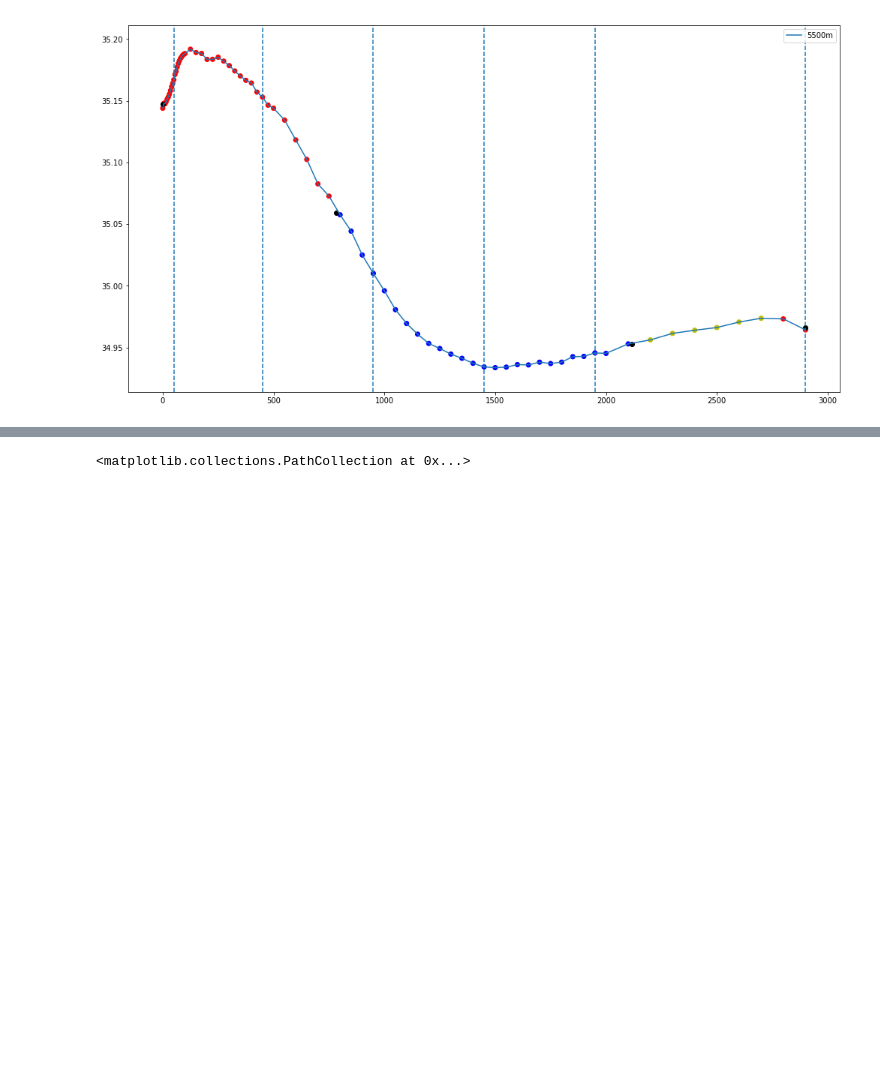
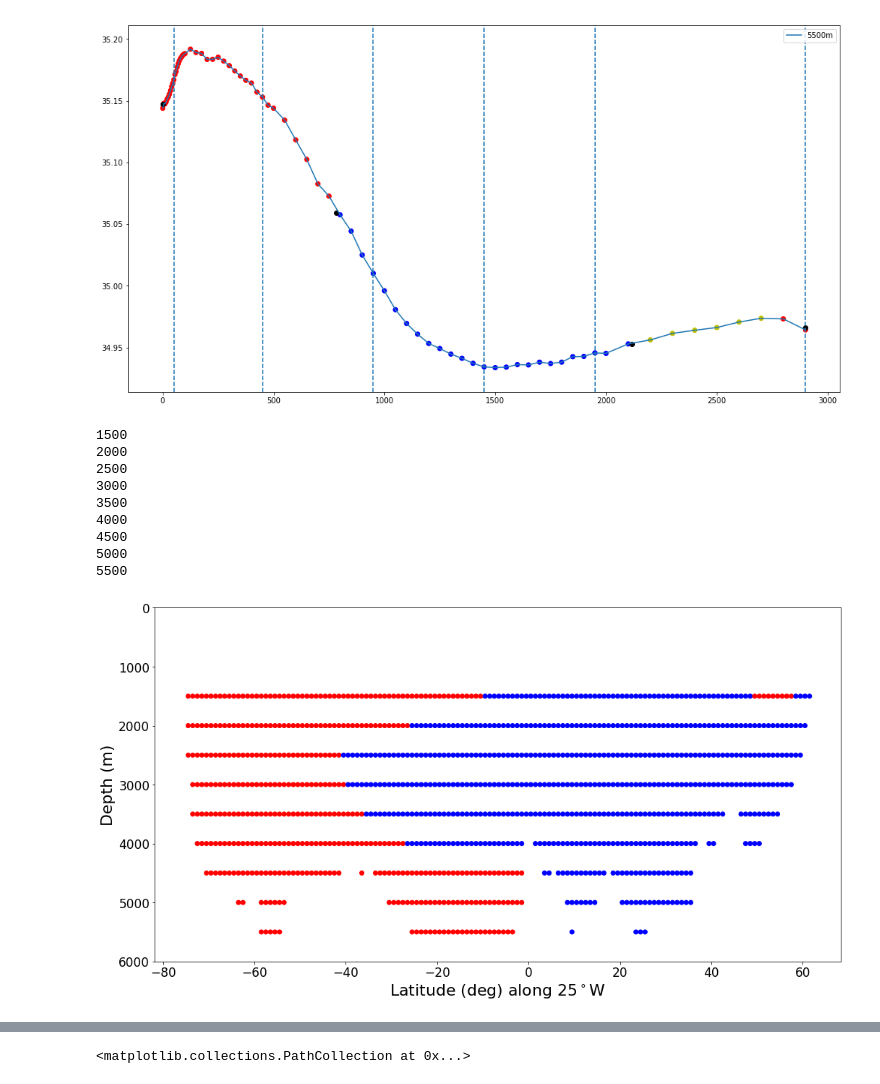
Before and after one commit to jordanplanders/Thinkful, a Jupyter notebook: Capstone Project/watercol_connectedness.ipynb, the cells around one changed output, grey strips where cells are left out. Drawn from its saved outputs; the diff is of its cells as text; code cells hidden in the pictures; blank space fills up the shorter version.

```diff
--- a/Capstone Project/watercol_connectedness.ipynb
+++ b/Capstone Project/watercol_connectedness.ipynb
@@ -335,3 +343,60 @@ plt.legend()
+# %%
+# dataset_SA = dataFetcher()
+# dataset_SA.return_from_psql('SELECT latitude, longitude, depth, {} from woa13 WHERE latitude <-50 and latitude > -70 and longitude < -20 and longitude >-40 order by depth'.format(tracer),['latitude', 'longitude', 'depth', tracer], [tracer], 'longitude', 'latitude')
+# currently trying to come up with mixing trajectories along _x
+# fig, ax = plt.figure(nrows=1, ncols=1,figsize=(10+6, 9))
+fig, ax = plt.subplots(nrows=1, ncols=1, figsize=(17, 9), facecolor='w')
+
+
+# ax = fig.add_subplot()
+tracer = 'salinity'
+dataset = dataFetcher()
+dataset.get_section('NS_section', lineLon, [minLat, maxLat], [tracer])
+
+depths = [1500, 2000, 2500, 3000, 3500, 4000, 4500, 5000, 5500]
+d_traj = {}
+for dpth in depths:
+    Atl = water_column(dataset, 'traj', depth= dpth)
+    Atl.get_char_values()
+    print(dpth)
+    Atl.get_mixing_labels('two_endmember')
+    d_traj[dpth] = Atl
+#     ax.scatter(Atl._x, Atl._feat_data, c = Atl.mixing_labels)
+#     ax.plot(Atl._x, Atl._feat_data, label = str(dpth)+'m')
+#     ax.scatter(Atl._ax_avgd, Atl._feat_data_avgd, c = Atl.mixing_labels)
+    ax.scatter(Atl._ax_avgd, [dpth for ik in range(len(Atl._feat_data_avgd))], c = Atl.mixing_labels)
+    ax.set_ylim([6000, 0])
+#     ax.plot(Atl._ax_avgd, Atl._feat_data_avgd, label = str(dpth)+'m')
+#     ax.scatter(Atl._ax_smooth[Atl.extrema_d2], Atl._feat_data_smooth[Atl.extrema_d2], color='k')
+
+ax.set_ylabel('Depth (m)', fontsize=axis_sz)
+ax.set_xlabel('Latitude (deg) along {}$^\circ$W'.format(-lineLon), fontsize=axis_sz)
+
+# set tick parameters
+xtickNames = ax.get_xticklabels()
+ytickNames = ax.get_yticklabels()
+
+for names in [ytickNames, xtickNames]:
+    plt.setp(names, rotation=0, fontsize=tick_sz-4)
+
+plt.legend()
+# ax.set_ylim([34.64, 34.68])
+name1 = 'two_endmember_Atlantic'
+plt.savefig(path+name1+'.png', dpi=None, facecolor='w', edgecolor='w',
+        orientation='portrait', papertype=None, format=None,
+        transparent=False, bbox_inches=None, pad_inches=0.1,
+        frameon=None)
+# %% [output]
+1500
+2000
+2500
+3000
+3500
+4000
+4500
+5000
+5500
+[figure, added]
 # %%
 # dataset_SA = dataFetcher()
 # dataset_SA.return_from_psql('SELECT latitude, longitude, depth, {} from woa13 WHERE latitude <-50 and latitude > -70 and longitude < -20 and longitude >-40 order by depth'.format(tracer),['latitude', 'longitude', 'depth', tracer], [tracer], 'longitude', 'latitude')
```
Also changed, not shown: parts of 5 cells of this notebook, 1 other file.
